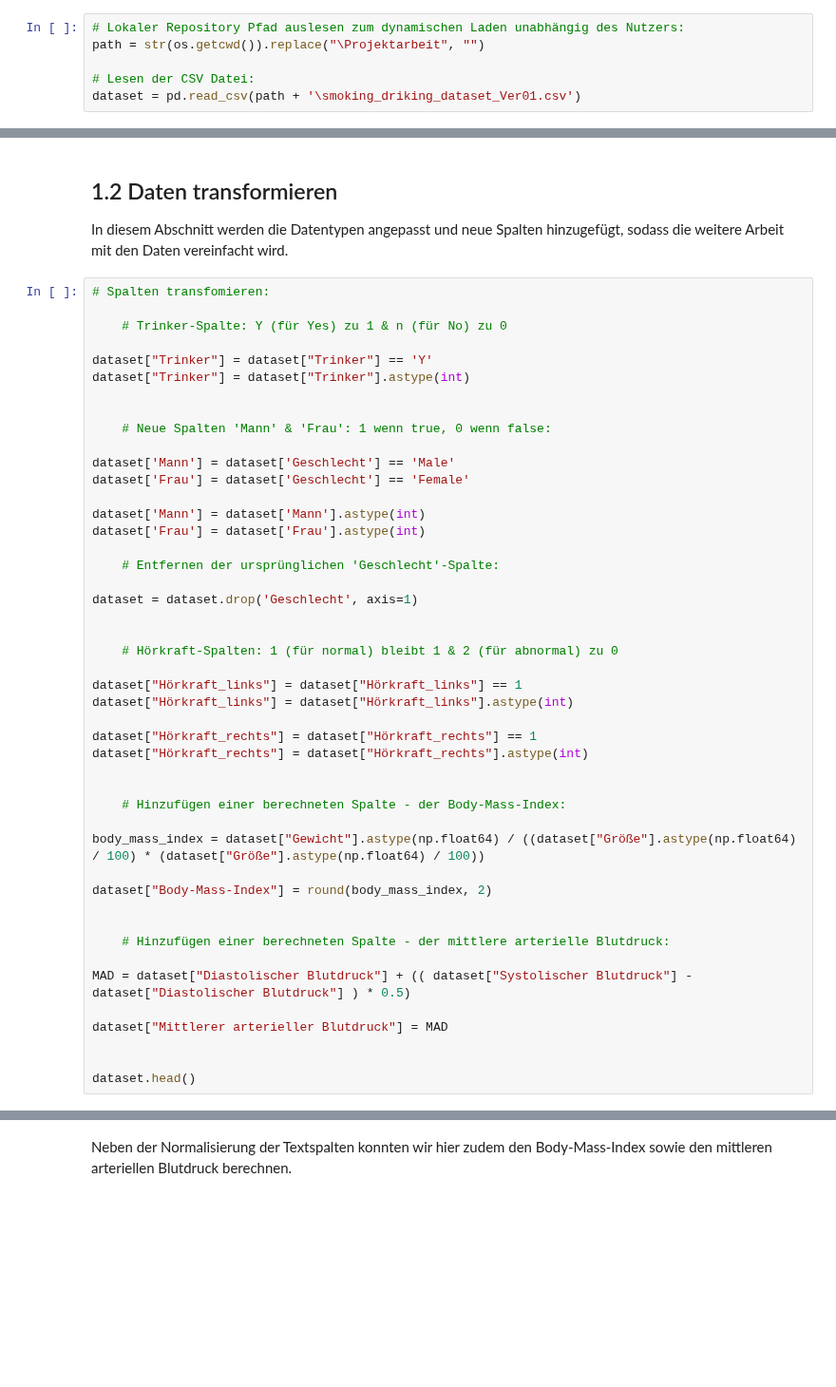
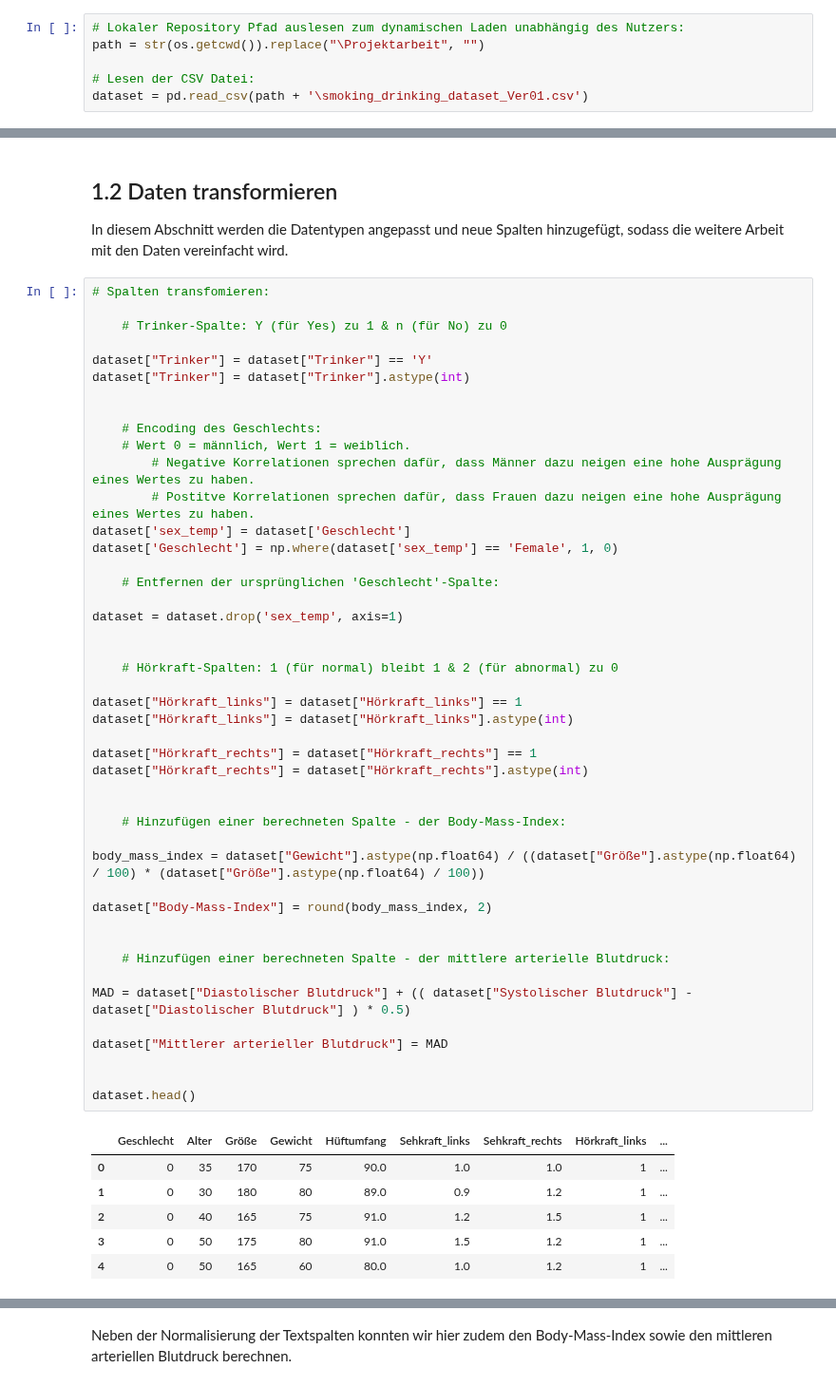
Before and after one commit to SebastianGrab/DataAnalyticsWS23-24, a Jupyter notebook: Projektarbeit/Projektarbeit_Grab_Klöble_Ricker.ipynb, the cells around one changed output, grey strips where cells are left out. Shown at 95% size. Cells and saved outputs as stored; diff of their text form; blank space fills up the shorter version.

```diff
--- a/Projektarbeit/Projektarbeit_Grab_Klöble_Ricker.ipynb
+++ b/Projektarbeit/Projektarbeit_Grab_Klöble_Ricker.ipynb
@@ -39,7 +39,7 @@ In diesem Abschnitt werden die Daten geladen und die Spaltenbezeichnungen geänd
 path = str(os.getcwd()).replace("\Projektarbeit", "")
 
 # Lesen der CSV Datei:
-dataset = pd.read_csv(path + '\smoking_driking_dataset_Ver01.csv')
+dataset = pd.read_csv(path + '\smoking_drinking_dataset_Ver01.csv')
 # %%
 # Umbenennen der Spalten:
 
@@ -66,40 +76,46 @@ dataset["Trinker"] = dataset["Trinker"] == 'Y'
 dataset["Trinker"] = dataset["Trinker"].astype(int)
 
 
-    # Neue Spalten 'Mann' & 'Frau': 1 wenn true, 0 wenn false:
-
-dataset['Mann'] = dataset['Geschlecht'] == 'Male'
-dataset['Frau'] = dataset['Geschlecht'] == 'Female'
-
-dataset['Mann'] = dataset['Mann'].astype(int)
-dataset['Frau'] = dataset['Frau'].astype(int)
+    # Encoding des Geschlechts:
+    # Wert 0 = männlich, Wert 1 = weiblich.
+        # Negative Korrelationen sprechen dafür, dass Männer dazu neigen eine hohe Ausprägung eines Wertes zu haben.
+        # Postitve Korrelationen sprechen dafür, dass Frauen dazu neigen eine hohe Ausprägung eines Wertes zu haben.
+dataset['sex_temp'] = dataset['Geschlecht']
+dataset['Geschlecht'] = np.where(dataset['sex_temp'] == 'Female', 1, 0)
 
     # Entfernen der ursprünglichen 'Geschlecht'-Spalte:
 
-dataset = dataset.drop('Geschlecht', axis=1)
+dataset = dataset.drop('sex_temp', axis=1)
 
 
     # Hörkraft-Spalten: 1 (für normal) bleibt 1 & 2 (für abnormal) zu 0
 
 dataset["Hörkraft_links"] = dataset["Hörkraft_links"] == 1
 dataset["Hörkraft_links"] = dataset["Hörkraft_links"].astype(int)
 
 dataset["Hörkraft_rechts"] = dataset["Hörkraft_rechts"] == 1
 dataset["Hörkraft_rechts"] = dataset["Hörkraft_rechts"].astype(int)
 
 
     # Hinzufügen einer berechneten Spalte - der Body-Mass-Index:
 
 body_mass_index = dataset["Gewicht"].astype(np.float64) / ((dataset["Größe"].astype(np.float64) / 100) * (dataset["Größe"].astype(np.float64) / 100))
 
 dataset["Body-Mass-Index"] = round(body_mass_index, 2)
 
 
     # Hinzufügen einer berechneten Spalte - der mittlere arterielle Blutdruck:
 
 MAD = dataset["Diastolischer Blutdruck"] + (( dataset["Systolischer Blutdruck"] - dataset["Diastolischer Blutdruck"] ) * 0.5)
 
 dataset["Mittlerer arterieller Blutdruck"] = MAD
 
 
 dataset.head()
+# %% [output]
+|  | Geschlecht | Alter | Größe | Gewicht | Hüftumfang | Sehkraft_links | Sehkraft_rechts | Hörkraft_links | ... |
+| 0 | 0 | 35 | 170 | 75 | 90.0 | 1.0 | 1.0 | 1 | ... |
+| 1 | 0 | 30 | 180 | 80 | 89.0 | 0.9 | 1.2 | 1 | ... |
+| 2 | 0 | 40 | 165 | 75 | 91.0 | 1.2 | 1.5 | 1 | ... |
+| 3 | 0 | 50 | 175 | 80 | 91.0 | 1.5 | 1.2 | 1 | ... |
+| 4 | 0 | 50 | 165 | 60 | 80.0 | 1.0 | 1.2 | 1 | ... |
```
Also changed, not shown: parts of 12 cells of this notebook, 2 other files.
